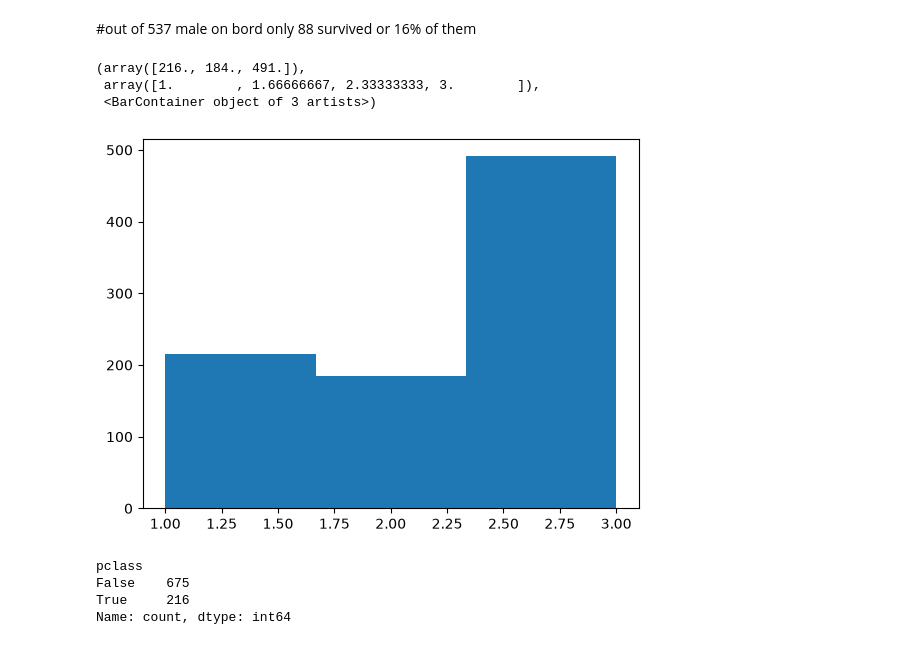
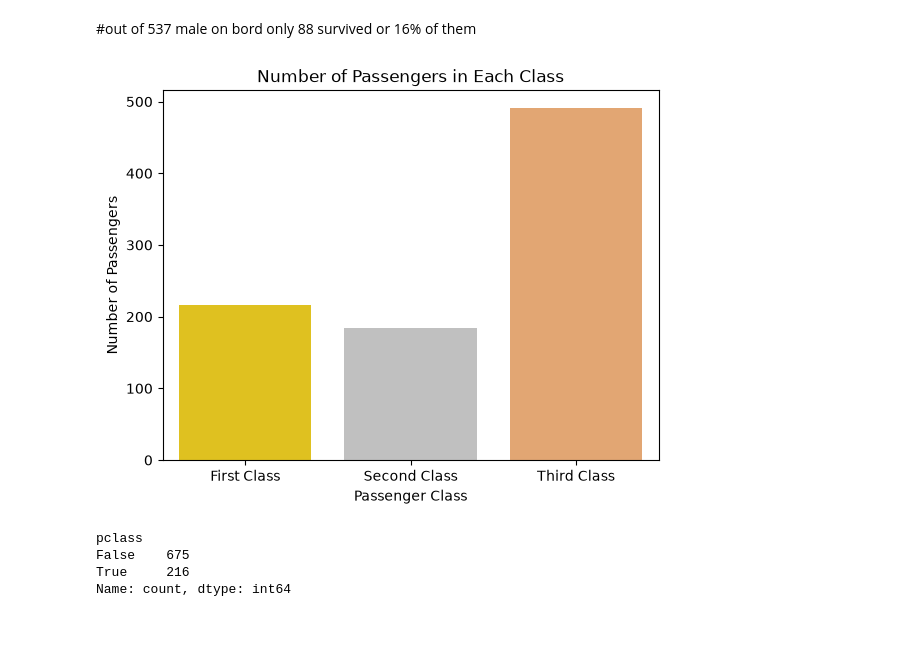
Before and after one commit to mel-pour/data_analyza_homework_01, a Jupyter notebook: home_work_01.ipynb, the cells around one changed output. Saved outputs shown, nothing was run; the diff lists cells and outputs as text; code cells hidden in the pictures.

```diff
--- a/home_work_01.ipynb
+++ b/home_work_01.ipynb
@@ -163,12 +218,26 @@ dtype: int64
 # %% [markdown]
 #out of 537 male on bord only 88 survived or 16% of them
 # %%
-plt.hist(df["pclass"],bins=3)
+sns.countplot(
+    data=titanic,
+    x='pclass',
+    hue='pclass',
+    palette={
+        1: 'gold',
+        2: 'silver',
+        3: 'sandybrown'
+    },
+    legend=False
+)
+
+plt.xticks([0, 1, 2], ['First Class', 'Second Class', 'Third Class'])
+plt.title('Number of Passengers in Each Class')
+plt.xlabel('Passenger Class')
+plt.ylabel('Number of Passengers')
+
+plt.show()
 # %% [output]
-(array([216., 184., 491.]),
- array([1.        , 1.66666667, 2.33333333, 3.        ]),
- <BarContainer object of 3 artists>)
-[figure, old version]
+[figure, new version]
 # %%
 (df["pclass"]==1).value_counts()
 # %% [output]
```
Also changed, not shown: parts of 9 cells of this notebook.
